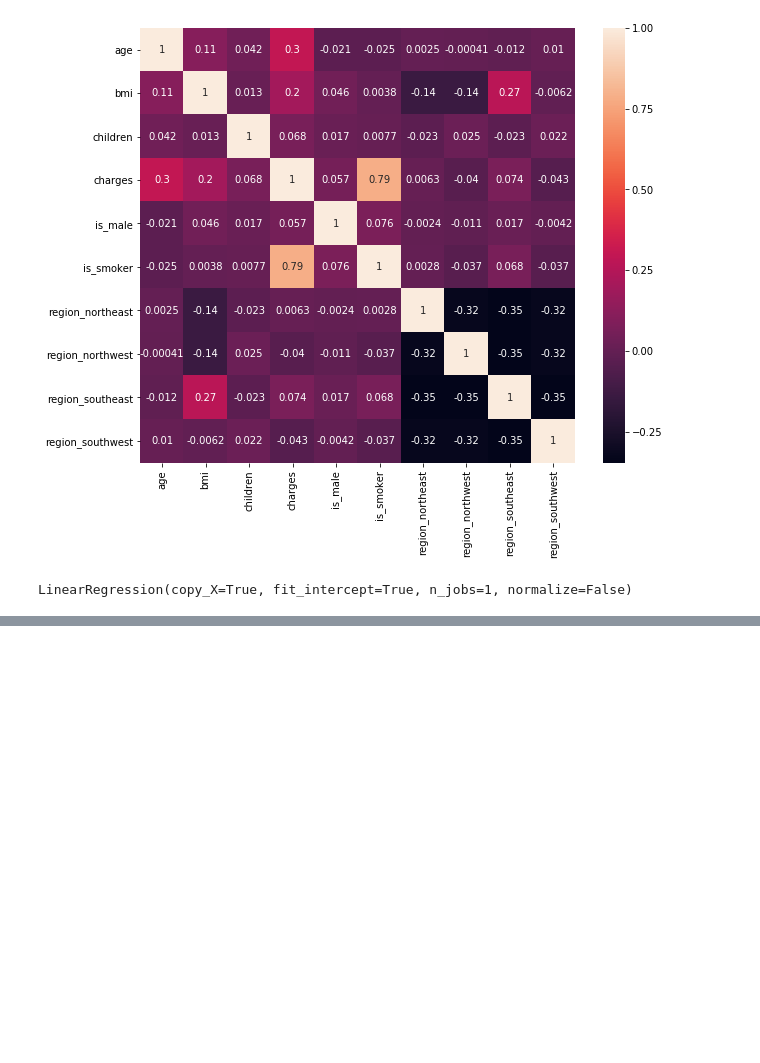
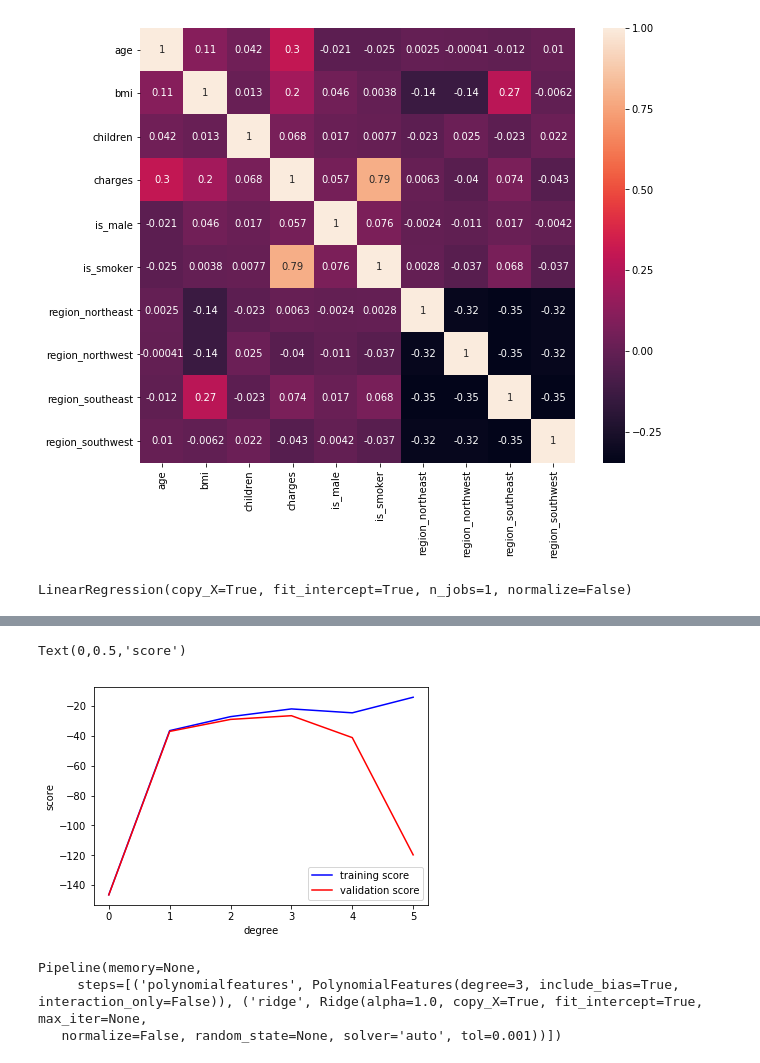
Before and after one commit to ShreyasGithub/python-data-science, a Jupyter notebook: linear_reggression.ipynb, the cells around one changed output, grey strips where cells are left out. Cells and saved outputs as stored; diff of their text form; code cells hidden in the pictures; blank space fills up the shorter version.

```diff
--- a/linear_reggression.ipynb
+++ b/linear_reggression.ipynb
@@ -156,0 +225,40 @@ https://www.kaggle.com/mirichoi0218/insurance
+# %%
+#validation curve
+
+degree_list = numpy.arange(0, 6)
+
+complete_input_data_frame = transformed_insurance_data_frame.drop(columns=['sex', 'smoker'])
+
+complete_input = complete_input_data_frame.drop(columns=['charges']).values
+complete_output = complete_input_data_frame['charges'].values
+
+def PolynomialRegression(degree=2, **kwargs):
+    return make_pipeline(PolynomialFeatures(degree),
+                         LinearRegression(**kwargs))
+
+train_score_list, validation_score_list = validation_curve(PolynomialRegression(),
+    complete_input, complete_output, param_name='polynomialfeatures__degree', param_range=degree_list, cv=10,
+    scoring='neg_mean_squared_error')
+
+# print(train_score_list)
+# numpy.mean(train_score_list, 1)
+pyplot.plot(degree_list, numpy.mean(train_score_list, 1), color='blue', label='training score')
+pyplot.plot(degree_list, numpy.mean(validation_score_list, 1), color='red', label='validation score')
+pyplot.legend(loc='best')
+# pyplot.ylim(0, 1)
+pyplot.xlabel('degree')
+pyplot.ylabel('score')
+# %% [output]
+Text(0,0.5,'score')
+[figure, added]
+# %%
+#ridge polynomial regression
+degrees = 3
+ridge_polynomial_regression_model = make_pipeline(PolynomialFeatures(degrees),
+                                            Ridge())
+
+ridge_polynomial_regression_model.fit(train_input, train_output.reshape(-1, 1))
+# %% [output]
+Pipeline(memory=None,
+     steps=[('polynomialfeatures', PolynomialFeatures(degree=3, include_bias=True, interaction_only=False)), ('ridge', Ridge(alpha=1.0, copy_X=True, fit_intercept=True, max_iter=None,
+   normalize=False, random_state=None, solver='auto', tol=0.001))])
```
Also changed, not shown: parts of 37 cells of this notebook.
